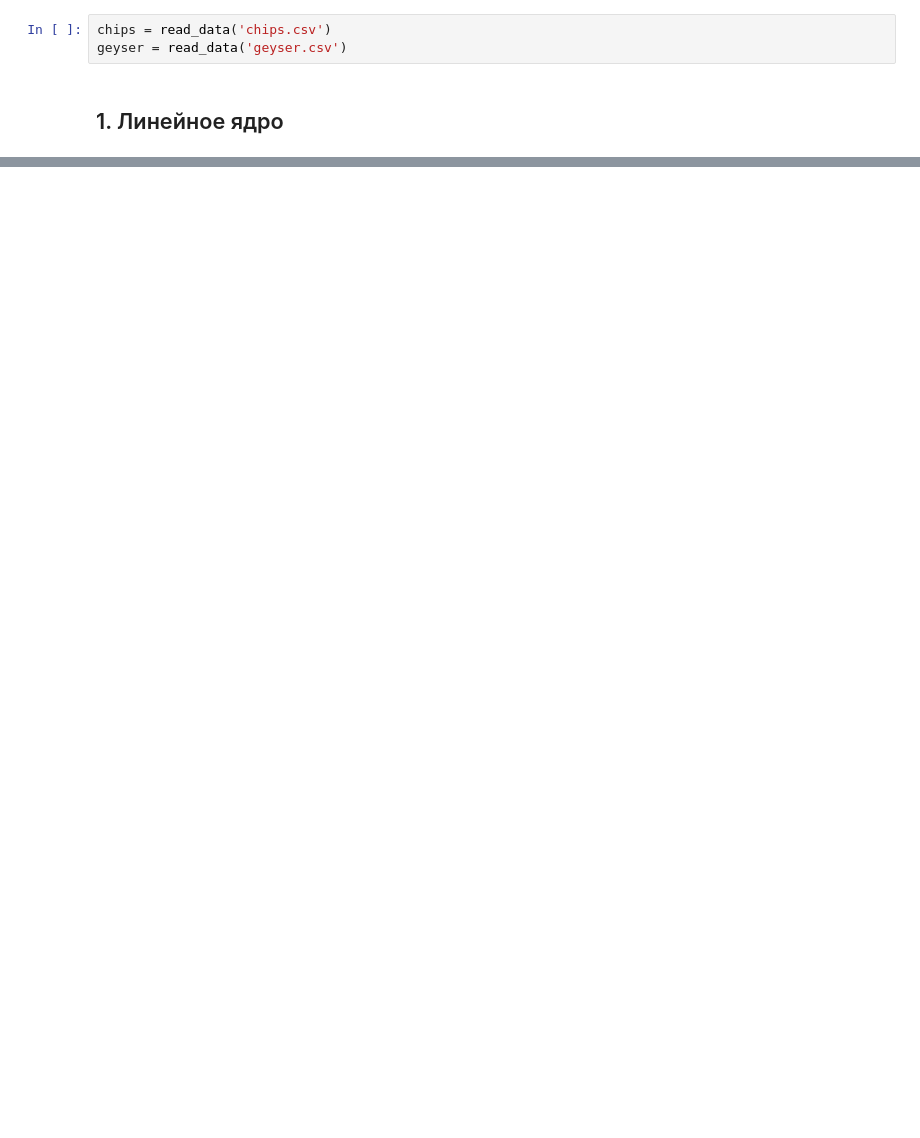
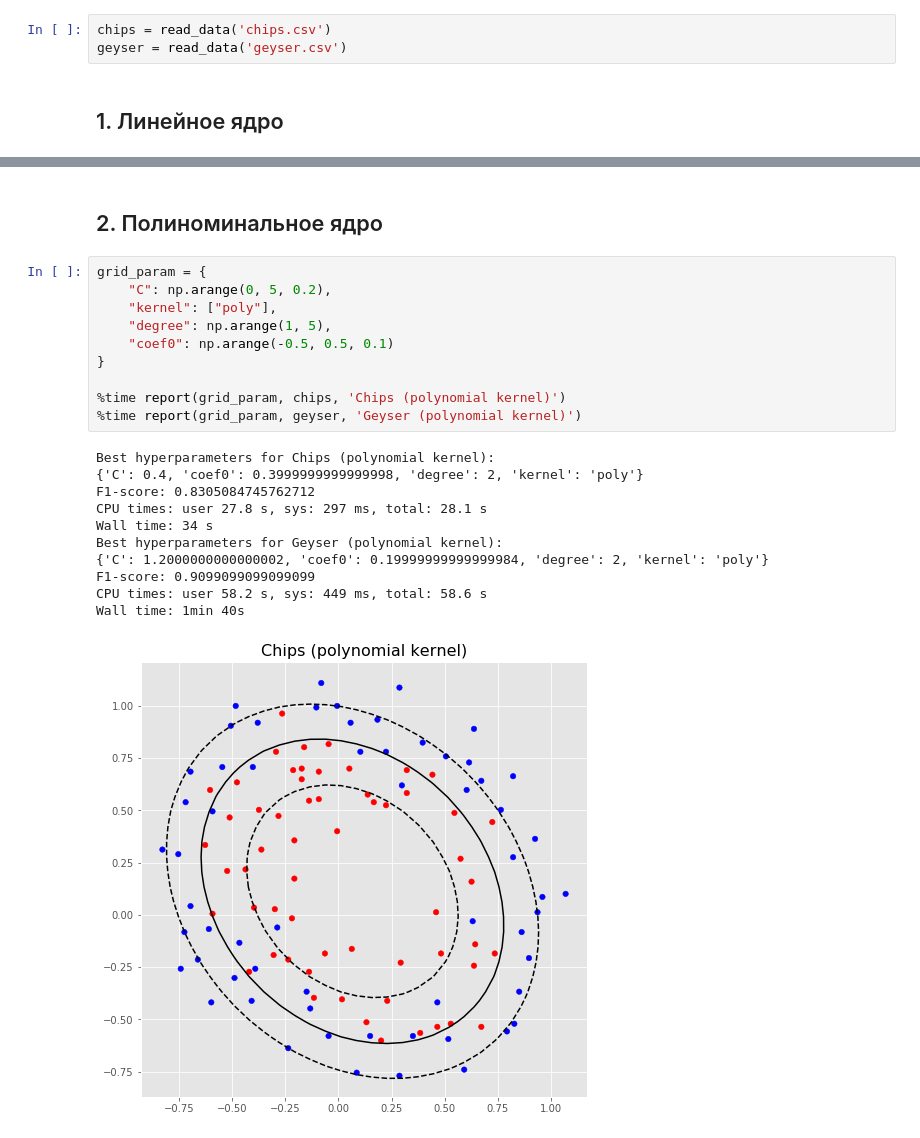
Before and after one commit to BakasaRus/IntelligentSystems, a Jupyter notebook: Labs/SVM.ipynb, the cells around one changed output, grey strips where cells are left out. Cells and saved outputs as stored; diff of their text form; blank space fills up the shorter version.

```diff
--- a/Labs/SVM.ipynb
+++ b/Labs/SVM.ipynb
@@ -88,0 +87,24 @@ Wall time: 3.4 s
+# %% [markdown]
+## 2. Полиноминальное ядро
+# %%
+grid_param = {
+    "C": np.arange(0, 5, 0.2),
+    "kernel": ["poly"],
+    "degree": np.arange(1, 5),
+    "coef0": np.arange(-0.5, 0.5, 0.1)
+}
+
+%time report(grid_param, chips, 'Chips (polynomial kernel)')
+%time report(grid_param, geyser, 'Geyser (polynomial kernel)')
+# %% [output]
+Best hyperparameters for Chips (polynomial kernel):
+{'C': 0.4, 'coef0': 0.3999999999999998, 'degree': 2, 'kernel': 'poly'}
+F1-score: 0.8305084745762712
+CPU times: user 27.8 s, sys: 297 ms, total: 28.1 s
+Wall time: 34 s
+Best hyperparameters for Geyser (polynomial kernel):
+{'C': 1.2000000000000002, 'coef0': 0.19999999999999984, 'degree': 2, 'kernel': 'poly'}
+F1-score: 0.9099099099099099
+CPU times: user 58.2 s, sys: 449 ms, total: 58.6 s
+Wall time: 1min 40s
+[figure, added]
```
Also changed, not shown: parts of 11 cells of this notebook.
